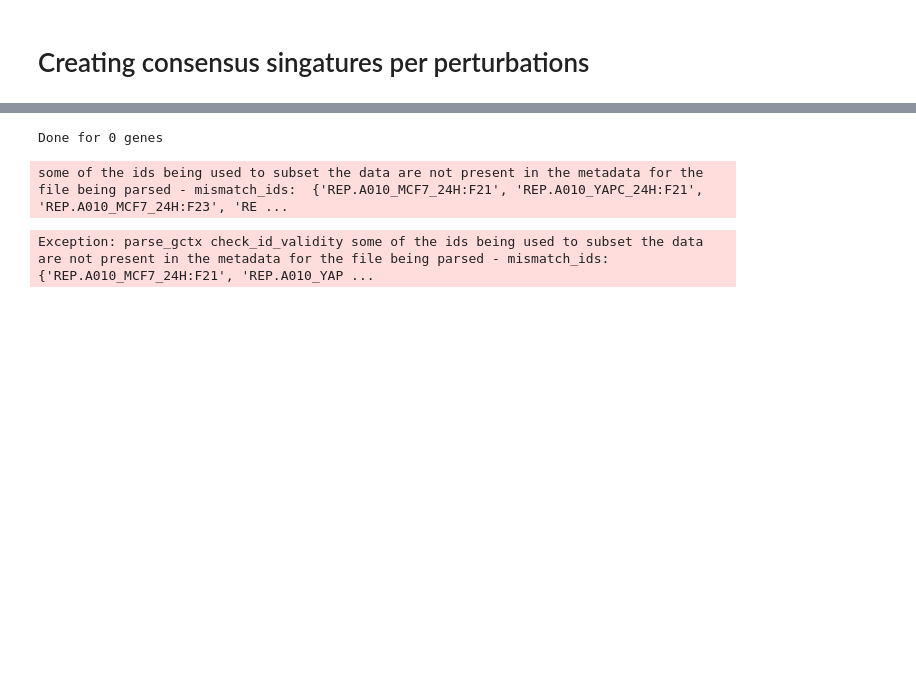
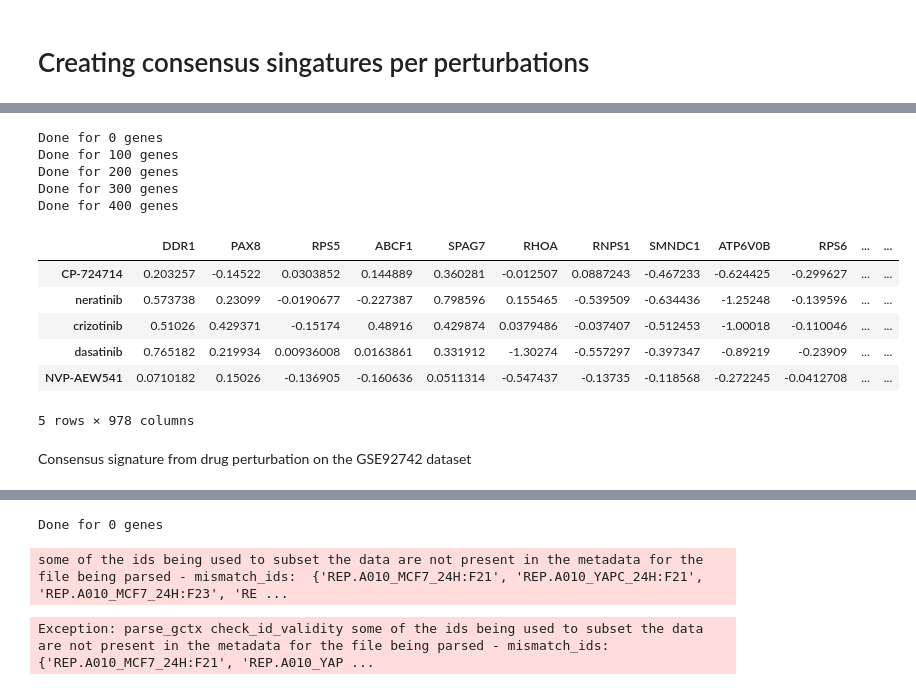
Before and after one commit to Vargeszti/Thesis, a Jupyter notebook: code/lincs_data.ipynb, the cells around one changed output, grey strips where cells are left out. Cells and saved outputs as stored; diff of their text form; code cells hidden in the pictures; blank space fills up the shorter version.

```diff
--- a/code/lincs_data.ipynb
+++ b/code/lincs_data.ipynb
@@ -304,0 +347,18 @@ UnicodeDecodeError: 'utf-8' codec can't decode byte 0x89 in position 0: invalid
+# %%
+for i in range(len(genes_perturbed)):
+    if (i%100)==0:
+        print('Done for %i genes' %i)
+    gene=genes_perturbed[i]
+    fil=gse70138_drugs['pert_iname']==gene
+    samples=gse70138_drugs.index[fil]
+    expression=parse('../data/gse70138/GSE70138_Broad_LINCS_Level5_COMPZ_n118050x12328.gctx',
+                 cid=samples,rid=gene_ids.index.astype(str)).data_df.T[gene_ids.index.astype(str)]
+    consensus_signatures_gse70138_drugs.loc[gene]=calc_MODZ(expression)
+# %% [output]
+Done for 0 genes
+Done for 100 genes
+Done for 200 genes
+Done for 300 genes
+Done for 400 genes
+# %%
+consensus_signatures_gse70138_drugs.columns=gene_ids[consensus_signatures_gse70138_drugs.columns].values
@@ -304,0 +367,12 @@ UnicodeDecodeError: 'utf-8' codec can't decode byte 0x89 in position 0: invalid
+# %%
+consensus_signatures_gse70138_drugs.head()
+# %% [output]
+|  | DDR1 | PAX8 | RPS5 | ABCF1 | SPAG7 | RHOA | RNPS1 | SMNDC1 | ATP6V0B | RPS6 | ... | ... |
+| CP-724714 | 0.203257 | -0.14522 | 0.0303852 | 0.144889 | 0.360281 | -0.012507 | 0.0887243 | -0.467233 | -0.624425 | -0.299627 | ... | ... |
+| neratinib | 0.573738 | 0.23099 | -0.0190677 | -0.227387 | 0.798596 | 0.155465 | -0.539509 | -0.634436 | -1.25248 | -0.139596 | ... | ... |
+| crizotinib | 0.51026 | 0.429371 | -0.15174 | 0.48916 | 0.429874 | 0.0379486 | -0.037407 | -0.512453 | -1.00018 | -0.110046 | ... | ... |
+| dasatinib | 0.765182 | 0.219934 | 0.00936008 | 0.0163861 | 0.331912 | -1.30274 | -0.557297 | -0.397347 | -0.89219 | -0.23909 | ... | ... |
+| NVP-AEW541 | 0.0710182 | 0.15026 | -0.136905 | -0.160636 | 0.0511314 | -0.547437 | -0.13735 | -0.118568 | -0.272245 | -0.0412708 | ... | ... |
+5 rows × 978 columns
+# %% [markdown]
+Consensus signature from drug perturbation on the GSE92742 dataset
```
Also changed, not shown: parts of 21 cells of this notebook, 1 other file.
